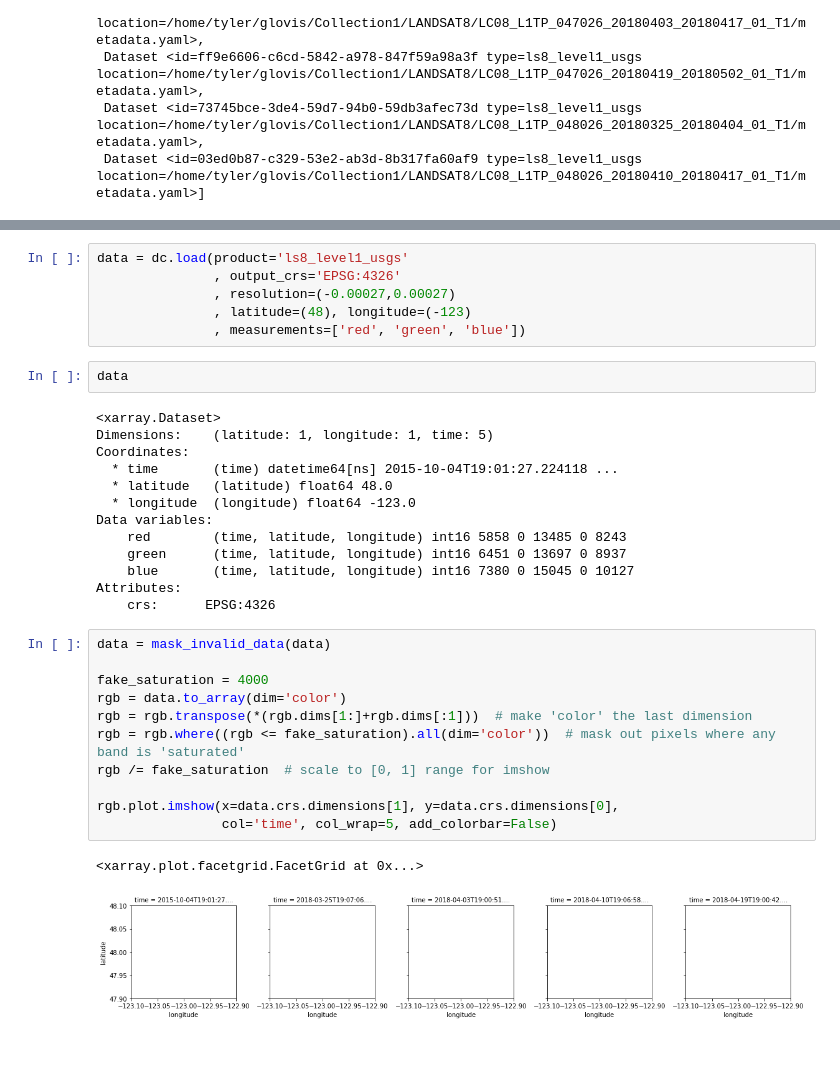
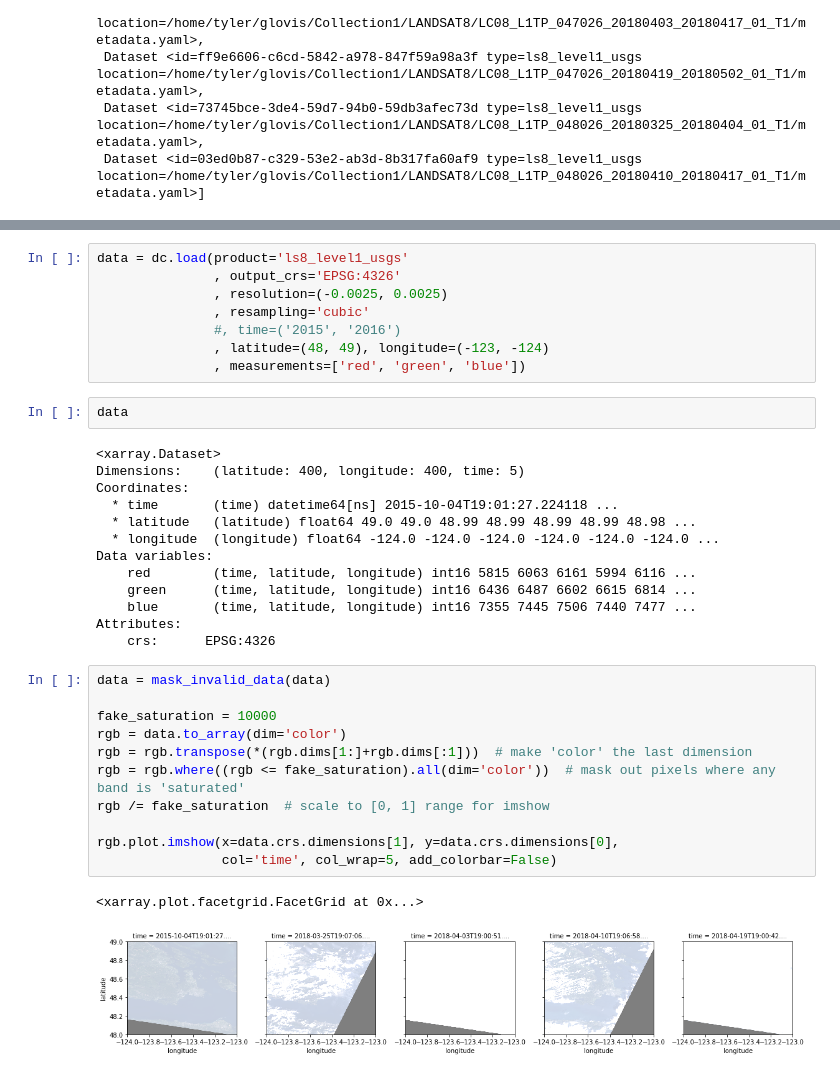
Before and after one commit to jeannettestrand/data_cube_docs, a Jupyter notebook: for_science.ipynb, the cells around one changed output, grey strips where cells are left out. Cells and saved outputs as stored; diff of their text form.

```diff
--- a/for_science.ipynb
+++ b/for_science.ipynb
@@ -44,35 +43,37 @@ dc.list_measurements()
 # %%
 data = dc.load(product='ls8_level1_usgs'
                , output_crs='EPSG:4326'
-               , resolution=(-0.00027,0.00027)
-               , latitude=(48), longitude=(-123)
+               , resolution=(-0.0025, 0.0025)
+               , resampling='cubic'
+               #, time=('2015', '2016')
+               , latitude=(48, 49), longitude=(-123, -124)
                , measurements=['red', 'green', 'blue'])
 # %%
 data
 # %% [output]
 <xarray.Dataset>
-Dimensions:    (latitude: 1, longitude: 1, time: 5)
+Dimensions:    (latitude: 400, longitude: 400, time: 5)
 Coordinates:
   * time       (time) datetime64[ns] 2015-10-04T19:01:27.224118 ...
-  * latitude   (latitude) float64 48.0
-  * longitude  (longitude) float64 -123.0
+  * latitude   (latitude) float64 49.0 49.0 48.99 48.99 48.99 48.99 48.98 ...
+  * longitude  (longitude) float64 -124.0 -124.0 -124.0 -124.0 -124.0 -124.0 ...
 Data variables:
-    red        (time, latitude, longitude) int16 5858 0 13485 0 8243
-    green      (time, latitude, longitude) int16 6451 0 13697 0 8937
-    blue       (time, latitude, longitude) int16 7380 0 15045 0 10127
+    red        (time, latitude, longitude) int16 5815 6063 6161 5994 6116 ...
+    green      (time, latitude, longitude) int16 6436 6487 6602 6615 6814 ...
+    blue       (time, latitude, longitude) int16 7355 7445 7506 7440 7477 ...
 Attributes:
     crs:      EPSG:4326
 # %%
 data = mask_invalid_data(data)
 
-fake_saturation = 4000
+fake_saturation = 10000
 rgb = data.to_array(dim='color')
 rgb = rgb.transpose(*(rgb.dims[1:]+rgb.dims[:1]))  # make 'color' the last dimension
 rgb = rgb.where((rgb <= fake_saturation).all(dim='color'))  # mask out pixels where any band is 'saturated'
 rgb /= fake_saturation  # scale to [0, 1] range for imshow
 
 rgb.plot.imshow(x=data.crs.dimensions[1], y=data.crs.dimensions[0],
                 col='time', col_wrap=5, add_colorbar=False)
 # %% [output]
 <xarray.plot.facetgrid.FacetGrid at 0x...>
-[figure, old version]
+[figure, new version]
```
Also changed, not shown: parts of 1 cell of this notebook.
